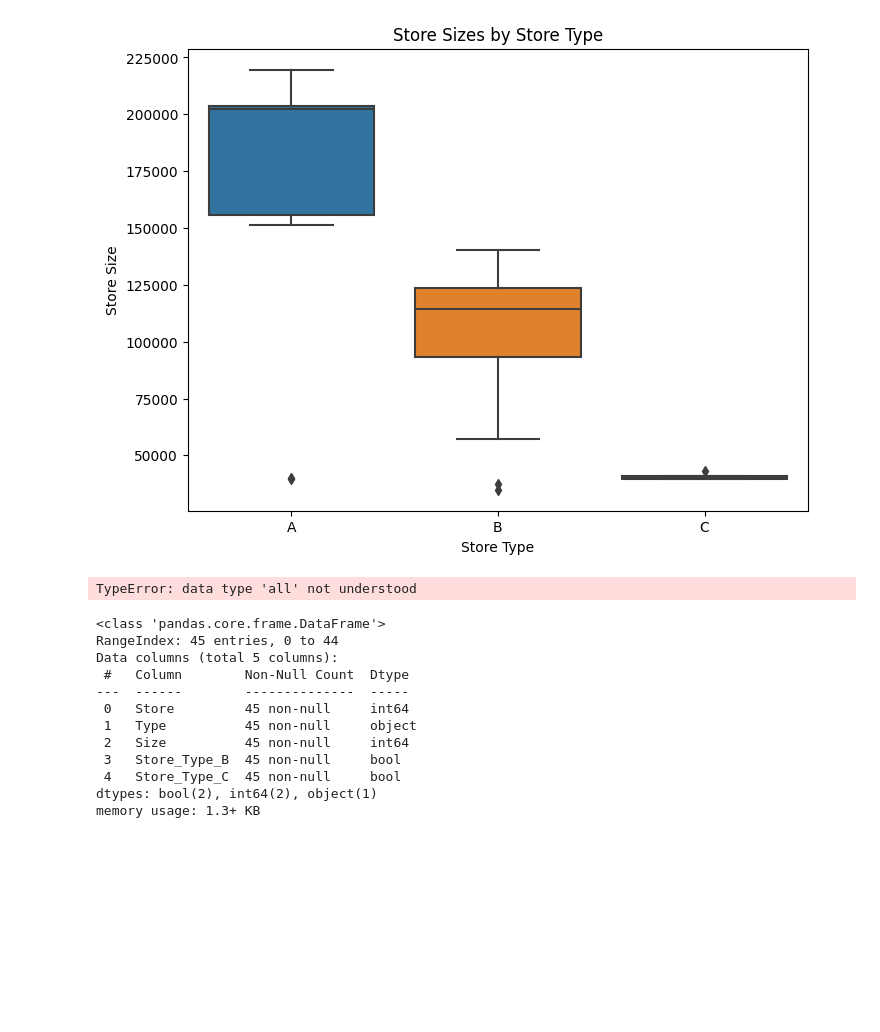
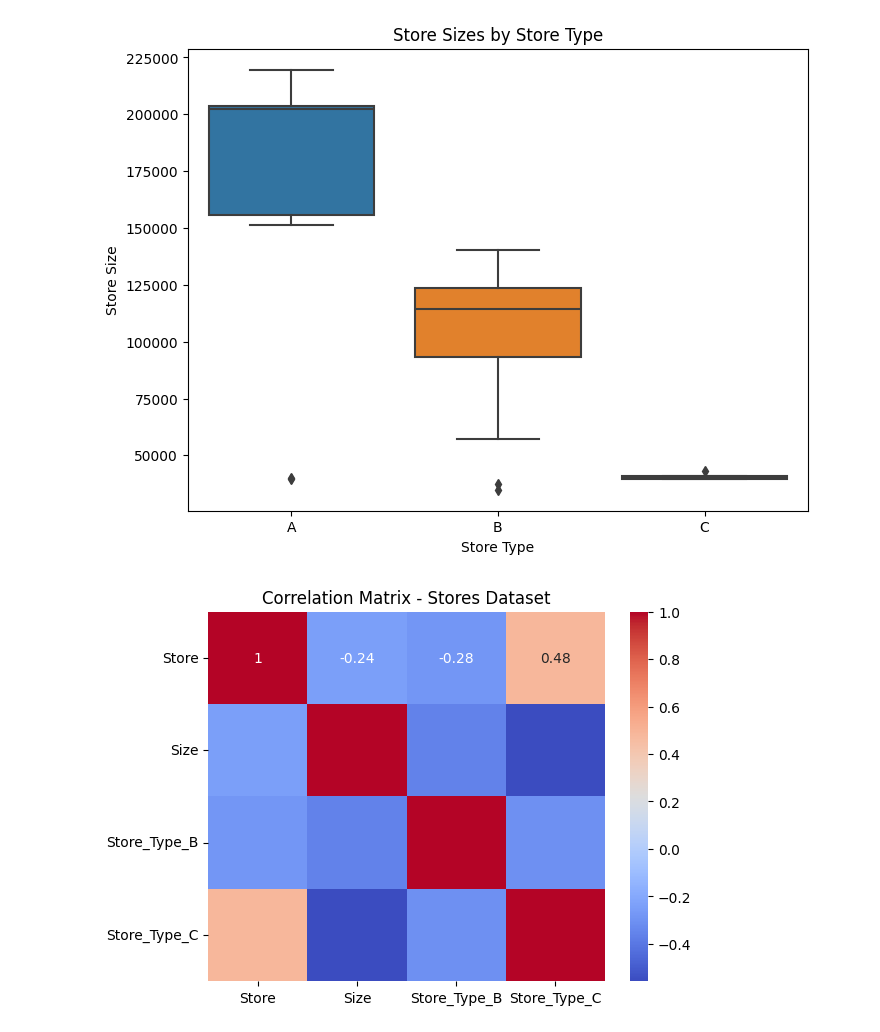
Before and after one commit to arduinto/SalesForecasting, a Jupyter notebook: SalesForecasting.ipynb, the cells around one changed output. Saved outputs shown, nothing was run; the diff lists cells and outputs as text; code cells hidden in the pictures; blank space fills up the shorter version.

Commit message:
fixing bug corr matrix

```diff
--- a/SalesForecasting.ipynb
+++ b/SalesForecasting.ipynb
@@ -419,25 +419,10 @@ plt.show()
 [figure]
 # %%
 # Corr matrix
-stores.select_dtypes(include='all')
-corr_matrix = stores.select_dtypes(include=[np.number]).corr()
+corr_matrix = stores.drop(columns='Type')
+corr_matrix = corr_matrix.corr(numeric_only=True)
 sns.heatmap(corr_matrix, annot=True, cmap='coolwarm')
 plt.title('Correlation Matrix - Stores Dataset')
 plt.show()
 # %% [output]
-TypeError: data type 'all' not understood
+[figure, added]
-# %%
-stores.astype({'Store_Type_B':'int64', 'Store_Type_C':'int64', 'Type':'int64'})
-# %% [output]
-<class 'pandas.core.frame.DataFrame'>
-RangeIndex: 45 entries, 0 to 44
-Data columns (total 5 columns):
- #   Column        Non-Null Count  Dtype
----  ------        --------------  -----
- 0   Store         45 non-null     int64
- 1   Type          45 non-null     object
- 2   Size          45 non-null     int64
- 3   Store_Type_B  45 non-null     bool
- 4   Store_Type_C  45 non-null     bool
-dtypes: bool(2), int64(2), object(1)
-memory usage: 1.3+ KB
```
Also changed, not shown: parts of 10 cells of this notebook, 3 other files.
